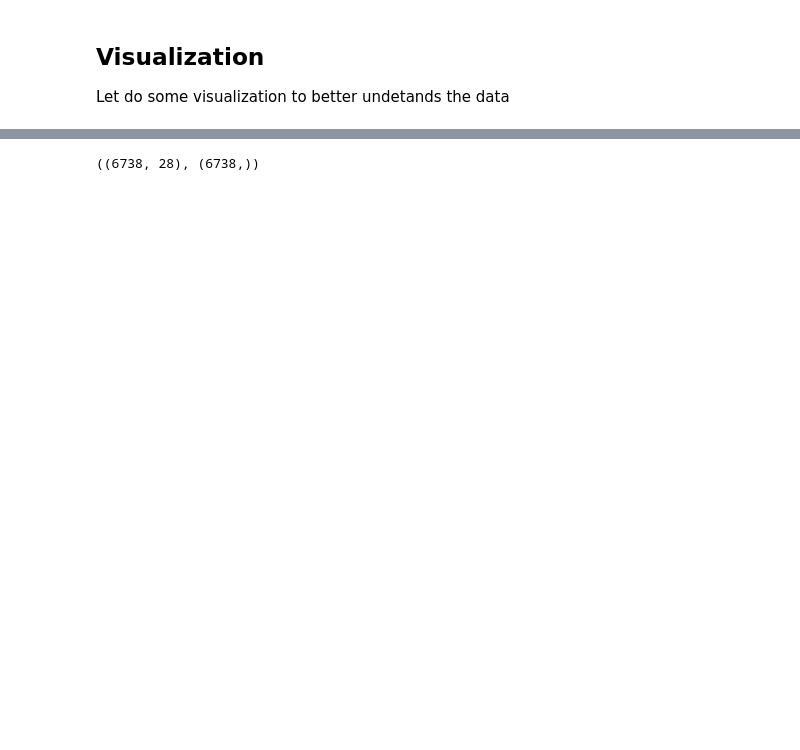
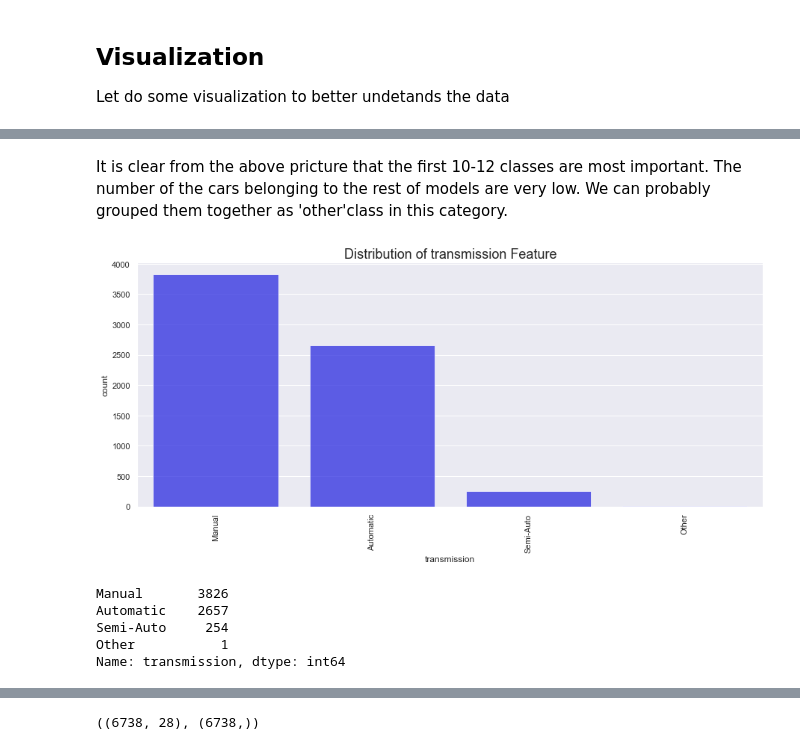
Before and after one commit to marsuconn/used-car-price-prediction, a Jupyter notebook: car-price-prediction.ipynb, the cells around one changed output, grey strips where cells are left out. Saved outputs shown, nothing was run; the diff lists cells and outputs as text; code cells hidden in the pictures; blank space fills up the shorter version.

```diff
--- a/car-price-prediction.ipynb
+++ b/car-price-prediction.ipynb
@@ -266,0 +245,16 @@ y = np.array(y) # we do not really need to reshape because there are multiple fe
+# %% [markdown]
+It is clear from the above pricture that the first 10-12 classes are most important. The number of the cars belonging to the rest of models are very low. We can probably grouped them together as 'other'class in this category.
+# %%
+# Check the distribuiont of model column
+freq_dist(df,'transmission')
+# %% [output]
+[figure, added]
+# %%
+#Frewuencies of transmission features
+df.transmission.value_counts()
+# %% [output]
+Manual       3826
+Automatic    2657
+Semi-Auto     254
+Other           1
+Name: transmission, dtype: int64
```
Also changed, not shown: parts of 131 cells of this notebook.
